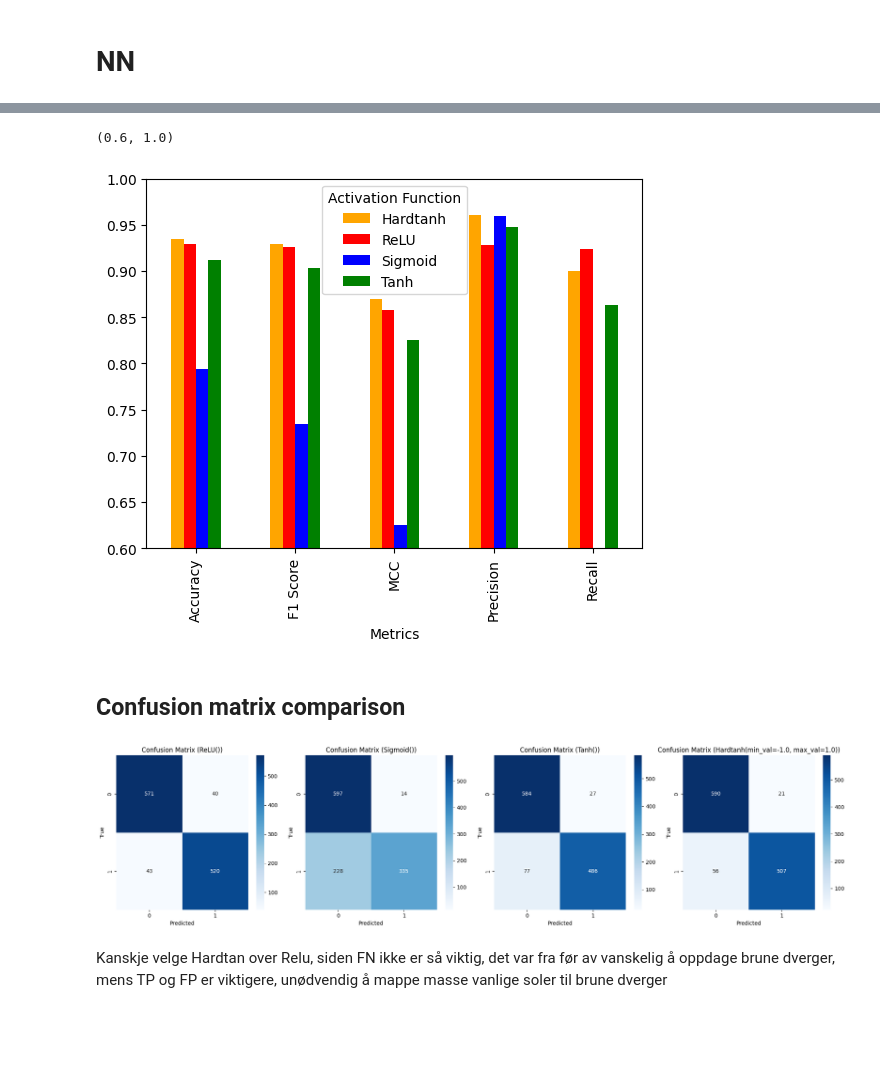
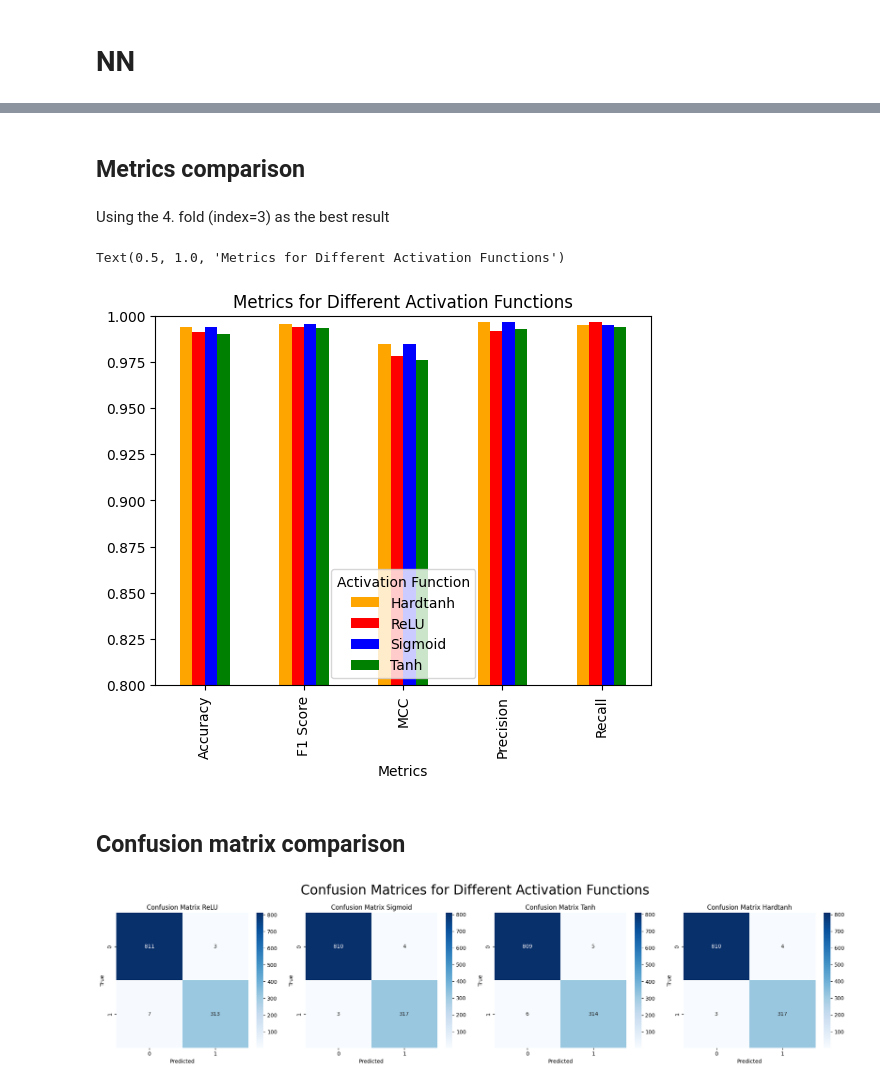
Before and after one commit to uh2000/brown_dwarf_detection, a Jupyter notebook: act_func_test.ipynb, the cells around one changed output, grey strips where cells are left out. Drawn from its saved outputs; the diff is of its cells as text; code cells hidden in the pictures; blank space fills up the shorter version.

```diff
--- a/act_func_test.ipynb
+++ b/act_func_test.ipynb
@@ -77,3 +52,0 @@ X_test = pca.transform(X_test)
-# %%
-import numpy as np
-y_train, y_test = np.array(y_train), np.array(y_test)
@@ -91,25 +80,21 @@ import torch.nn as nn
 import torch.optim as optim
 from torch.utils.data import TensorDataset, DataLoader
 
-
-
 # Convert numpy arrays or pandas DataFrames to PyTorch tensors if needed
-X_train = torch.tensor(X_train, dtype=torch.float32)
-y_train = torch.tensor(y_train, dtype=torch.long)
+X_train_tens = torch.tensor(X_train_arr, dtype=torch.float32)
+y_train_tens = torch.tensor(y_train_arr, dtype=torch.long)
 
 # Defining a simple neural network class for binary classification
 class NeuralNet(nn.Module):
     def __init__(self, input_size, activation):
         super(NeuralNet, self).__init__()
         self.fc1 = nn.Linear(input_size, 32)
-        self.activation = activation       # Arbitrary activation function
+        self.activation = activation
         self.fc2 = nn.Linear(32, 64)
-        self.fc3 = nn.Linear(64, 32)
-        self.fc4 = nn.Linear(32, 1)# Output layer with single neuron (binary classification)
+        self.fc3 = nn.Linear(64, 1)# Output layer with single neuron (binary classification)
 
     def forward(self, x):
         x = self.activation(self.fc1(x))
         x = self.activation(self.fc2(x))
-        x = self.activation(self.fc3(x))
-        x = torch.sigmoid(self.fc4(x))  # Apply sigmoid activation for binary classification of final output
+        x = torch.sigmoid(self.fc3(x))  # Apply sigmoid activation for binary classification of final output
         return x
@@ -220,8 +182,12 @@ Epoch 15, Loss: 0.20860649303210024
 # %%
 import matplotlib.pyplot as plt
-for i, loss in enumerate(losses):
-    c = act_colors[type(activation_functions[i]).__name__]
-    plt.plot(loss, "-o", label=str(activation_functions[i]), color = c)
+
+act_mean_losses = np.mean(act_losses, axis=1) #Mean loss for each activation function
+
+for i, loss in enumerate(act_mean_losses):
+    name_act = type(activation_functions[i]).__name__
+    c = act_colors[name_act]
+    plt.plot(loss, "-o", label=name_act, color = c)
 plt.legend()
 plt.xlabel("Epoch")
 plt.ylabel("Loss")
@@ -370,42 +334,46 @@ Testing: 0.8698436498988317
+# %% [markdown]
+## Metrics comparison
+# %% [markdown]
+Using the 4. fold (index=3) as the best result
+# %%
+metrics_3 = {key: value["fold_3"] for key, value in act_all_metrics.items() if "fold_3" in value}
+confusion_matrix_3 = {key: value["fold_3"] for key, value in act_all_confusion_matrices.items() if "fold_3" in value}
 # %%
-# Convert the all_metrics dictionary to a DataFrame
-data = pd.DataFrame(all_metrics)
-# Reset the index to make 'Metrics' a column
-data = data.reset_index().rename(columns={'index': 'Metrics'})
+data_metric = pd.DataFrame(metrics_3)
+#Reset the index to make 'Metrics' a column
+data_metric = data_metric.reset_index().rename(columns={'index': 'Metrics'})
 
 
-data = pd.melt(data, id_vars='Metrics', var_name='Activation Function', value_name='Value')
+data_metric = pd.melt(data_metric, id_vars='Metrics', var_name='Activation Function', value_name='Value')
 
-data = data.set_index(['Metrics', 'Activation Function']).Value
-# colors = [act_colors[act_name] for act_name in all_metrics.keys()]
+data_metric = data_metric.set_index(['Metrics', 'Activation Function']).Value
 colors = ["orange", "red", "blue", "green"]
-data.unstack().plot(kind='bar', stacked=False, color = colors)
-plt.ylim(0.6,1)
+data_metric.unstack().plot(kind='bar', stacked=False, color = colors)
+plt.ylim(0.8,1)
+plt.title("Metrics for Different Activation Functions")
 # %% [output]
-(0.6, 1.0)
+Text(0.5, 1.0, 'Metrics for Different Activation Functions')
-[figure, old version]
+[figure, new version]
 # %% [markdown]
 ## Confusion matrix comparison
 # %%
 import seaborn as sns
 
 fig, axes = plt.subplots(1, len(activation_functions), figsize=(20, 5))
 
-for i, activation in enumerate(activation_functions):
-    # Assume you have a function `get_conf_matrix` that returns the confusion matrix for a given activation function
-    conf_matrix = all_confusion_matrices[type(activation).__name__]
+for i, act in enumerate(activation_functions):
+    act_name = type(act).__name__
+    conf_matrix = confusion_matrix_3[act_name]
 
-    # Create a heatmap for the confusion matrix on the i-th subplot
+    #Creates a heatmap for the confusion matrix
     sns.heatmap(conf_matrix, annot=True, fmt='d', cmap='Blues', ax=axes[i])
 
-    # Set the title, x-label, and y-label for the i-th subplot
-    axes[i].set_title(f'Confusion Matrix ({activation})')
+    axes[i].set_title(f'Confusion Matrix {act_name}')
     axes[i].set_xlabel('Predicted')
     axes[i].set_ylabel('True')
 
+fig.suptitle("Confusion Matrices for Different Activation Functions", fontsize=25)
 plt.tight_layout()
 plt.show()
 # %% [output]
-[figure, old version]
+[figure, new version]
-# %% [markdown]
-Kanskje velge Hardtan over Relu, siden FN ikke er så viktig, det var fra før av vanskelig å oppdage brune dverger, mens TP og FP er viktigere, unødvendig å mappe masse vanlige soler til brune dverger
```
Also changed, not shown: parts of 22 cells of this notebook.
